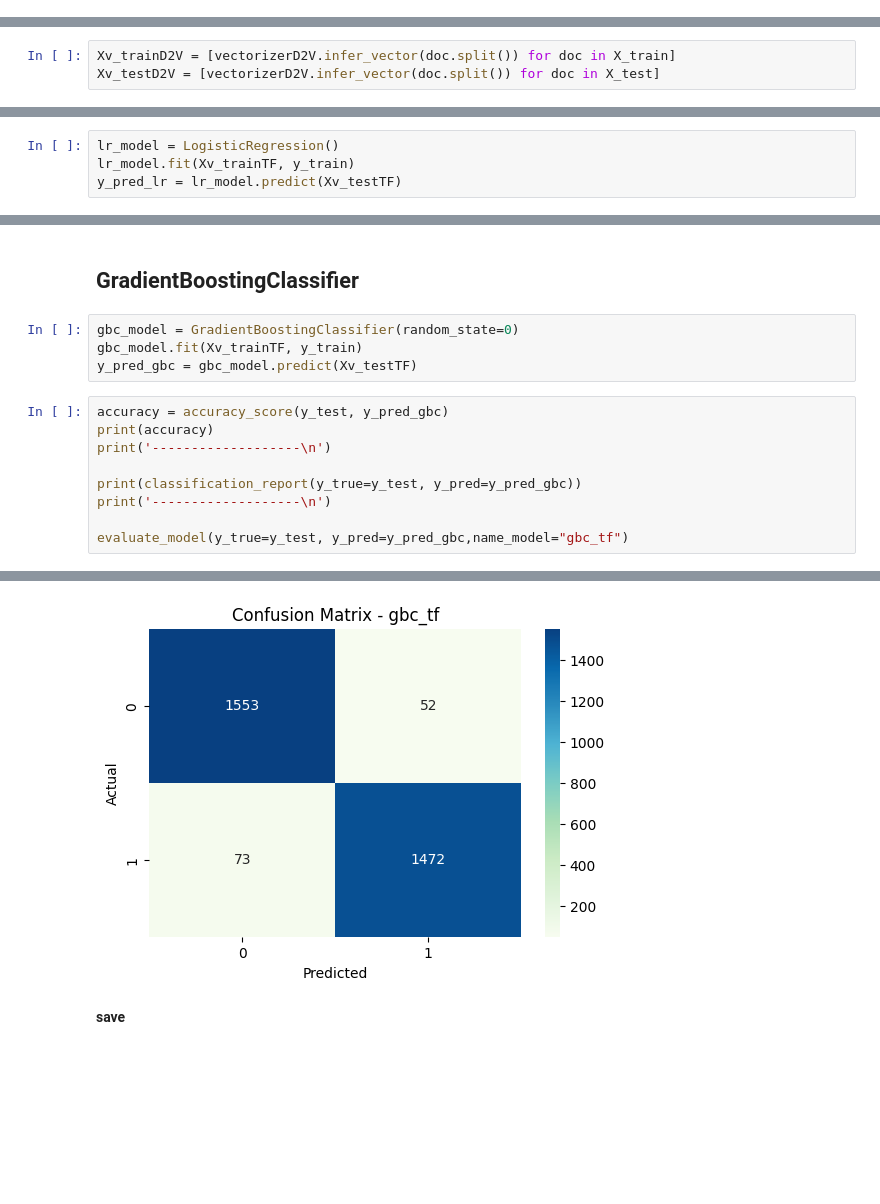
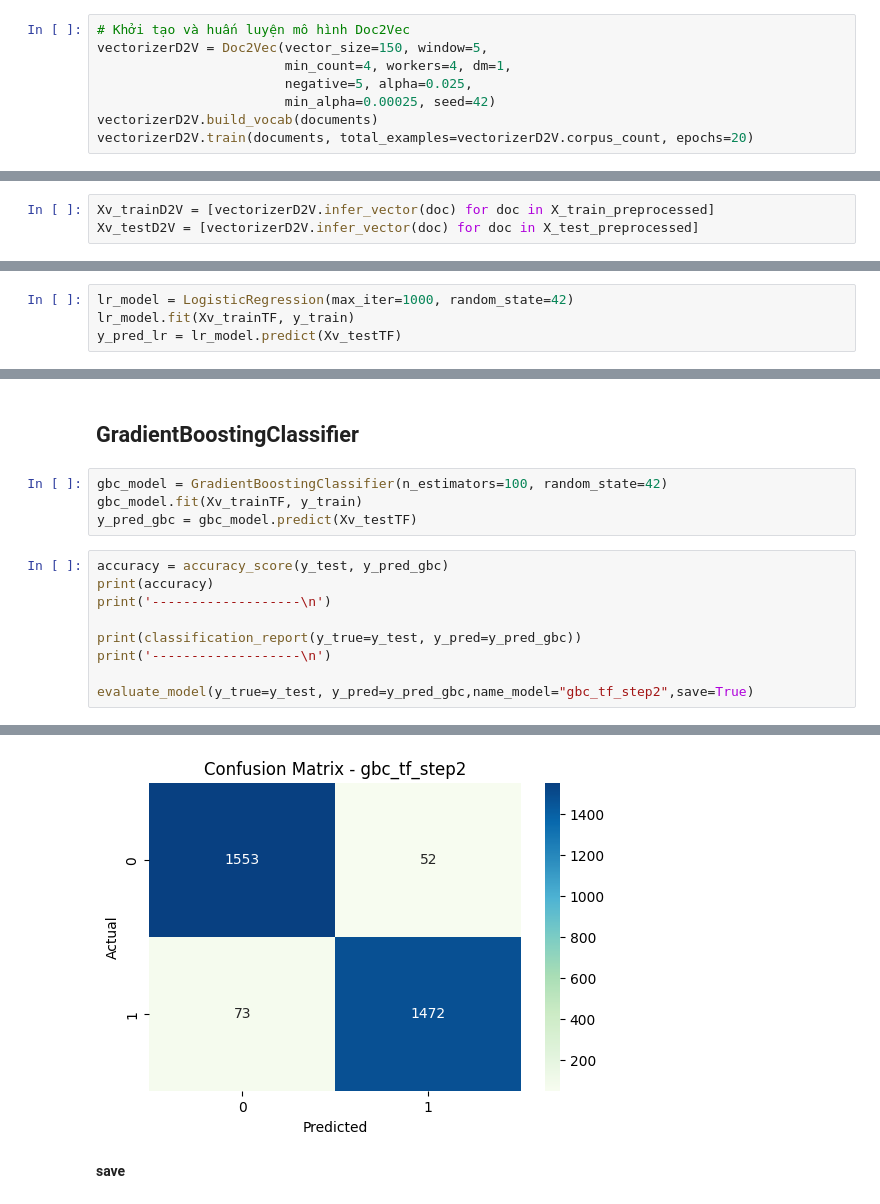
Before and after one commit to Hieu0112/DATN, a Jupyter notebook: AppDetection/Vietnamese/DetectVietnamese.ipynb, the cells around one changed output, grey strips where cells are left out. Drawn from its saved outputs; the diff is of its cells as text; blank space fills up the shorter version.

```diff
--- a/AppDetection/Vietnamese/DetectVietnamese.ipynb
+++ b/AppDetection/Vietnamese/DetectVietnamese.ipynb
@@ -562,0 +562,8 @@ vectorizerD2V = Doc2Vec(
+# %%
+# Khởi tạo và huấn luyện mô hình Doc2Vec
+vectorizerD2V = Doc2Vec(vector_size=150, window=5,
+                        min_count=4, workers=4, dm=1,
+                        negative=5, alpha=0.025,
+                        min_alpha=0.00025, seed=42)
+vectorizerD2V.build_vocab(documents)
+vectorizerD2V.train(documents, total_examples=vectorizerD2V.corpus_count, epochs=20)
@@ -563,3 +574,3 @@ vectorizerD2V = Doc2Vec(
 # %%
-Xv_trainD2V = [vectorizerD2V.infer_vector(doc.split()) for doc in X_train]
-Xv_testD2V = [vectorizerD2V.infer_vector(doc.split()) for doc in X_test]
+Xv_trainD2V = [vectorizerD2V.infer_vector(doc) for doc in X_train_preprocessed]
+Xv_testD2V = [vectorizerD2V.infer_vector(doc) for doc in X_test_preprocessed]
@@ -902,7 +906,7 @@ weighted avg       0.98      0.98      0.98      3150
 # %% [markdown]
 ## LogisticRegression
 # %%
-lr_model = LogisticRegression()
+lr_model = LogisticRegression(max_iter=1000, random_state=42)
 lr_model.fit(Xv_trainTF, y_train)
 y_pred_lr = lr_model.predict(Xv_testTF)
 # %%
@@ -932,33 +936,33 @@ weighted avg       0.98      0.98      0.98      3150
 # %% [markdown]
 ## GradientBoostingClassifier
 # %%
-gbc_model = GradientBoostingClassifier(random_state=0)
+gbc_model = GradientBoostingClassifier(n_estimators=100, random_state=42)
 gbc_model.fit(Xv_trainTF, y_train)
 y_pred_gbc = gbc_model.predict(Xv_testTF)
 # %%
 accuracy = accuracy_score(y_test, y_pred_gbc)
 print(accuracy)
 print('-------------------\n')
 
 print(classification_report(y_true=y_test, y_pred=y_pred_gbc))
 print('-------------------\n')
 
-evaluate_model(y_true=y_test, y_pred=y_pred_gbc,name_model="gbc_tf")
+evaluate_model(y_true=y_test, y_pred=y_pred_gbc,name_model="gbc_tf_step2",save=True)
 # %% [output]
 0.9603174603174603
 -------------------
 
               precision    recall  f1-score   support
 
            0       0.96      0.97      0.96      1605
            1       0.97      0.95      0.96      1545
 
     accuracy                           0.96      3150
    macro avg       0.96      0.96      0.96      3150
 weighted avg       0.96      0.96      0.96      3150
 
 -------------------
-[figure, old version]
+[figure, new version]
 # %% [markdown]
 **save**
 # %%
```
Also changed, not shown: parts of 19 cells of this notebook, 27 other files.
